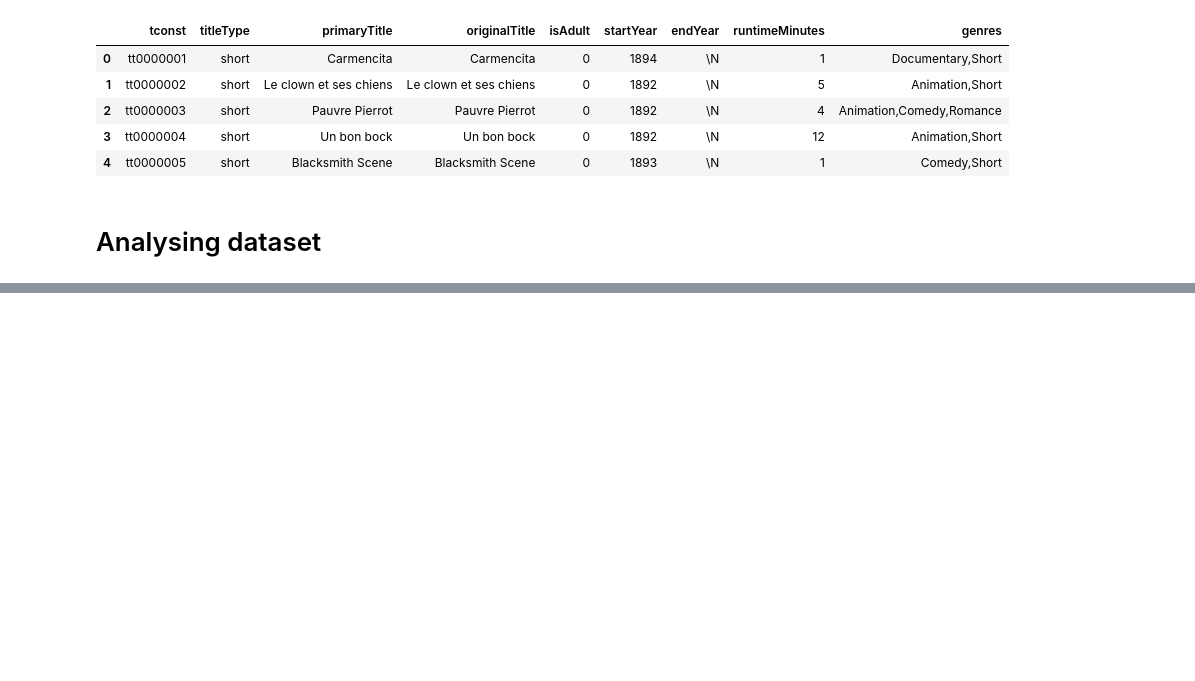
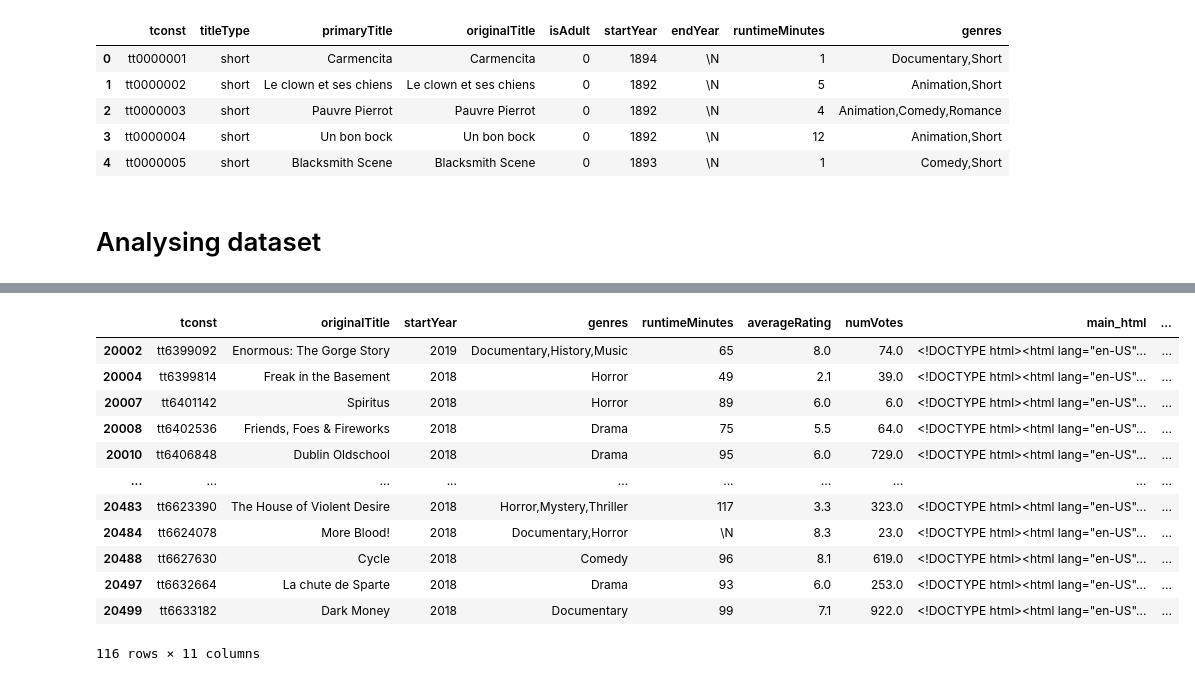
Before and after one commit to smendes2901/movie_chat_bot, a Jupyter notebook: EDA.ipynb, the cells around one changed output, grey strips where cells are left out. Cells and saved outputs as stored; diff of their text form; code cells hidden in the pictures; blank space fills up the shorter version.

```diff
--- a/EDA.ipynb
+++ b/EDA.ipynb
@@ -34,2 +48,3 @@ def extract_additional_information(html):
 # %%
-df = pd.read_feather("datasets/movie_datasets/imdb/40_movies_html_subset.feather")
+filelist = glob("datasets/movie_datasets/imdb/*_movies_html_subset.feather")
+print(filelist)
@@ -36,3 +53,6 @@ df = pd.read_feather("datasets/movie_datasets/imdb/40_movies_html_subset.feather
+# %%
+# df = reduce(lambda x,y: pd.concat([x, y], axis=1), map(pd.read_feather, filelist))
+df = pd.read_feather(filelist[0])
 # %%
 df.head()
 # %% [output]
@@ -48,0 +67,2 @@ AttributeError: 'NoneType' object has no attribute 'text'
+# %%
+df["synopsis"] = df["synopsis"].progress_apply(clean_string)
@@ -48,0 +78,2 @@ AttributeError: 'NoneType' object has no attribute 'text'
+# %%
+df["synopsis_len"] = df["synopsis"].progress_apply(lambda x: tokenizer(x)["input_ids"]).apply(len)
@@ -48,0 +92,16 @@ AttributeError: 'NoneType' object has no attribute 'text'
+# %%
+df[(df["synopsis_len"]>75) & (df["synopsis_len"]<150)]
+# %% [output]
+|  | tconst | originalTitle | startYear | genres | runtimeMinutes | averageRating | numVotes | main_html | ... |
+| 20002 | tt6399092 | Enormous: The Gorge Story | 2019 | Documentary,History,Music | 65 | 8.0 | 74.0 | <!DOCTYPE html><html lang="en-US"... | ... |
+| 20004 | tt6399814 | Freak in the Basement | 2018 | Horror | 49 | 2.1 | 39.0 | <!DOCTYPE html><html lang="en-US"... | ... |
+| 20007 | tt6401142 | Spiritus | 2018 | Horror | 89 | 6.0 | 6.0 | <!DOCTYPE html><html lang="en-US"... | ... |
+| 20008 | tt6402536 | Friends, Foes & Fireworks | 2018 | Drama | 75 | 5.5 | 64.0 | <!DOCTYPE html><html lang="en-US"... | ... |
+| 20010 | tt6406848 | Dublin Oldschool | 2018 | Drama | 95 | 6.0 | 729.0 | <!DOCTYPE html><html lang="en-US"... | ... |
+| ... | ... | ... | ... | ... | ... | ... | ... | ... | ... |
+| 20483 | tt6623390 | The House of Violent Desire | 2018 | Horror,Mystery,Thriller | 117 | 3.3 | 323.0 | <!DOCTYPE html><html lang="en-US"... | ... |
+| 20484 | tt6624078 | More Blood! | 2018 | Documentary,Horror | \N | 8.3 | 23.0 | <!DOCTYPE html><html lang="en-US"... | ... |
+| 20488 | tt6627630 | Cycle | 2018 | Comedy | 96 | 8.1 | 619.0 | <!DOCTYPE html><html lang="en-US"... | ... |
+| 20497 | tt6632664 | La chute de Sparte | 2018 | Drama | 93 | 6.0 | 253.0 | <!DOCTYPE html><html lang="en-US"... | ... |
+| 20499 | tt6633182 | Dark Money | 2018 | Documentary | 99 | 7.1 | 922.0 | <!DOCTYPE html><html lang="en-US"... | ... |
+116 rows × 11 columns
```
Also changed, not shown: parts of 15 cells of this notebook, 21 other files.
